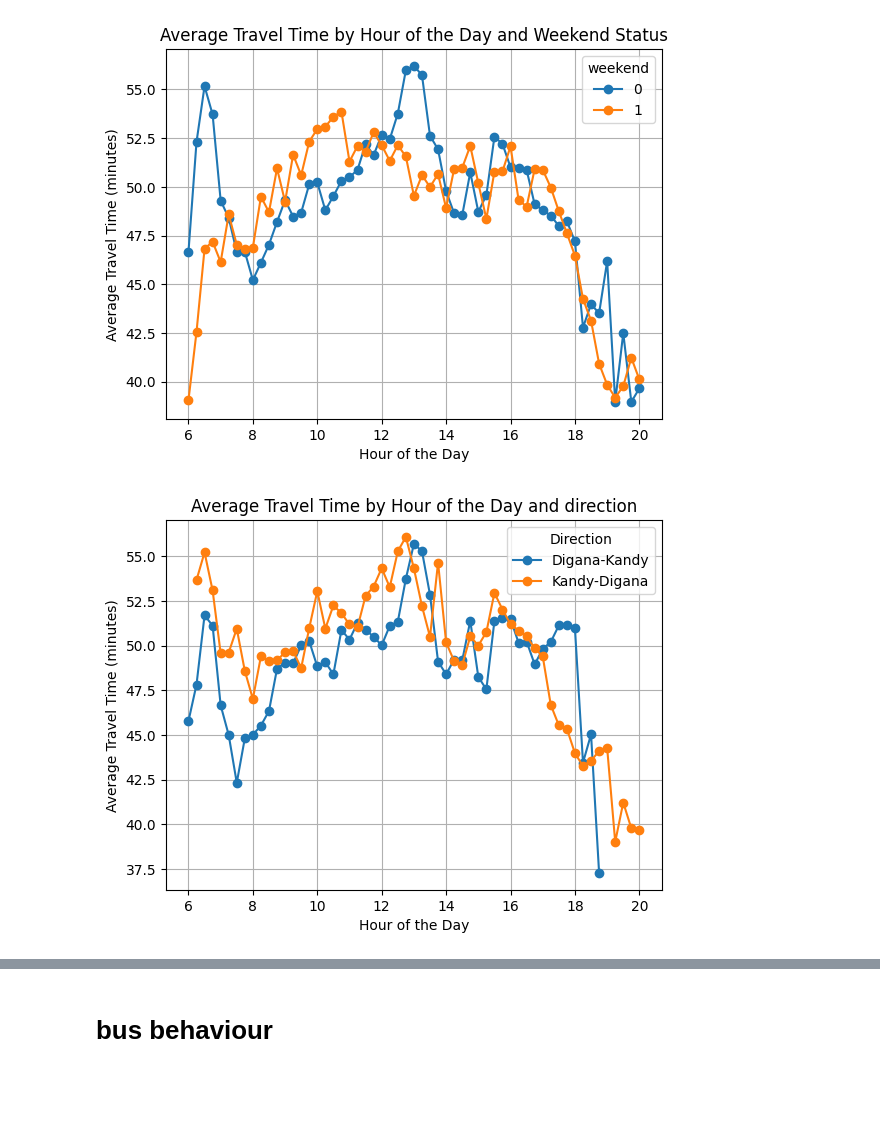
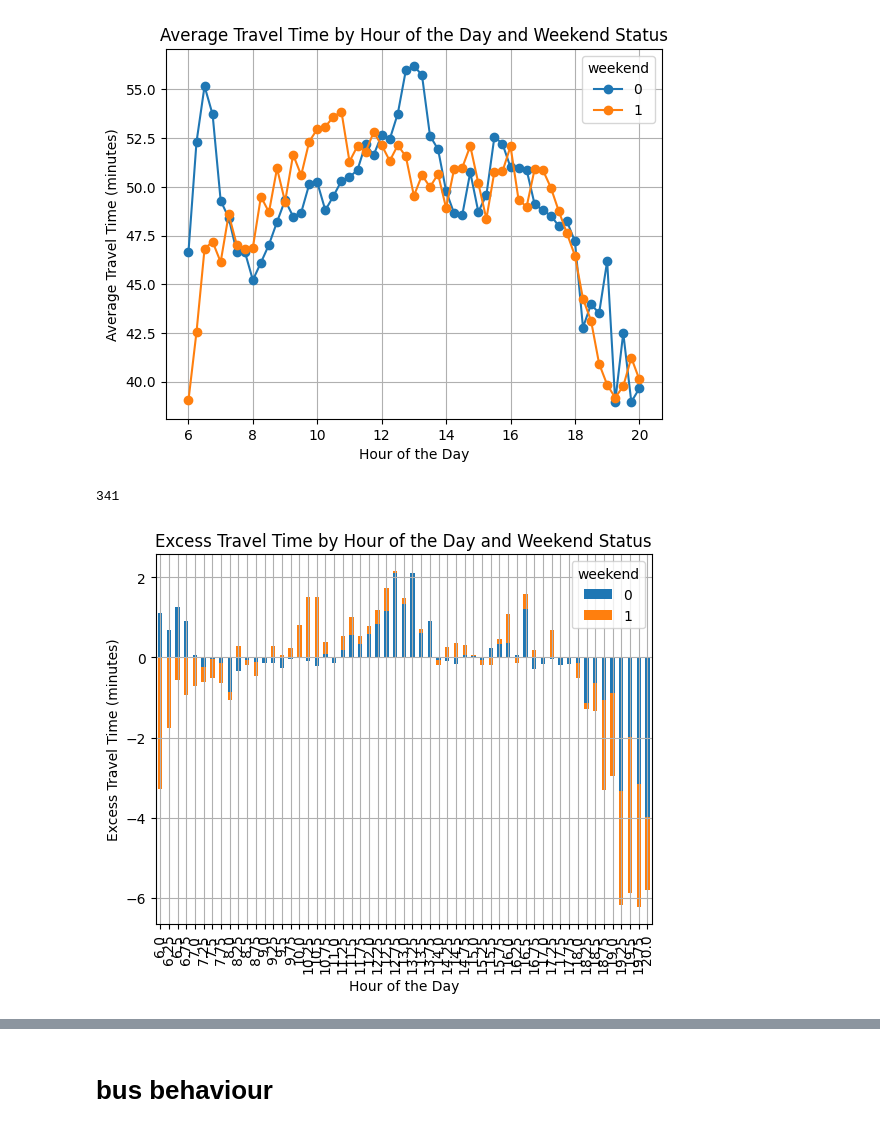
Before and after one commit to ShanukaLakshan/Realtime-GPS-Bus---Data-Science-Project, a Jupyter notebook: AnomalyDetection/performance.ipynb, the cells around one changed output, grey strips where cells are left out. Saved outputs shown, nothing was run; the diff lists cells and outputs as text; code cells hidden in the pictures; blank space fills up the shorter version.

Commit message:
updated data for performance

```diff
--- a/AnomalyDetection/performance.ipynb
+++ b/AnomalyDetection/performance.ipynb
@@ -16,3 +16,13 @@ trip_data.head()
 | 2 | 3 | 116 | 2022-09-01 | 13:11:16 | 14:14:46 | Digana | Kandy | 63.500000 | ... |
 | 3 | 4 | 116 | 2022-09-01 | 16:32:13 | 17:29:30 | Kandy | Digana | 57.283333 | ... |
 | 4 | 5 | 116 | 2022-09-02 | 08:00:08 | 08:54:00 | Digana | Kandy | 53.866667 | ... |
+# %%
+def calculate_excess_travel_time(df, column_name):
+    p90 = np.percentile(df[column_name], 90)
+    p10 = np.percentile(df[column_name], 10)
+
+    df['excess_travel_time'] = df[column_name].apply(lambda time: time - p90 if time > p90 else time - p10 if time < p10 else 0)
+
+    return df
+trip_data = calculate_excess_travel_time(trip_data, 'travel_time')
+trip_data.head()
@@ -29,14 +46,25 @@ plt.grid()
 plt.show()
 # %% [output]
 [figure]
+# %%
+# excess travel time positive and negative count
+excess_travel_time = trip_data['excess_travel_time']
+excess_travel_time_positive = excess_travel_time[excess_travel_time > 0]
+excess_travel_time_negative = excess_travel_time[excess_travel_time < 0]
+len(excess_travel_time_positive)
+# %% [output]
+341
 # %%
-# Example: Creating a line chart for average travel time by hour of the day and direction
-hourly_avg = trip_data.groupby(['hour_of_day', 'Direction'])['travel_time'].mean()
-hourly_avg.unstack().plot(kind='line', marker='o')
-plt.title('Average Travel Time by Hour of the Day and direction')
+# xcess_travel_time by hour_of_day and weekend scatter bar chart
+# Path: performance.ipynb
+# Read in the data
+# Create a scatter bar chart for excess travel time by hour of the day and weekend status
+hourly_avg = trip_data.groupby(['hour_of_day', 'weekend'])['excess_travel_time'].mean()
+hourly_avg.unstack().plot(kind='bar', stacked=True)
+plt.title('Excess Travel Time by Hour of the Day and Weekend Status')
 plt.xlabel('Hour of the Day')
-plt.ylabel('Average Travel Time (minutes)')
+plt.ylabel('Excess Travel Time (minutes)')
 plt.grid()
 plt.show()
 # %% [output]
-[figure, old version]
+[figure, new version]
```
Also changed, not shown: parts of 10 cells of this notebook, 3 other files.
